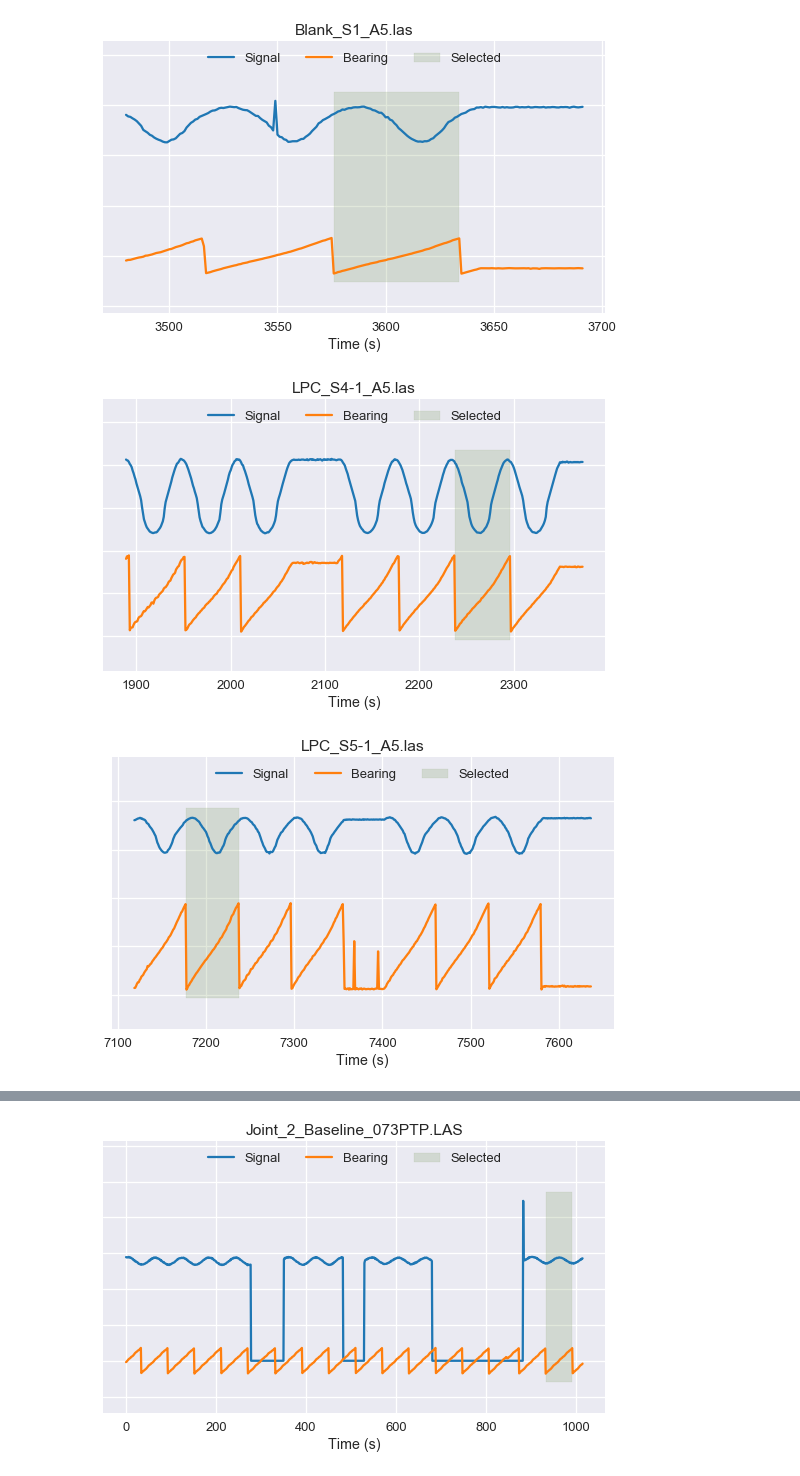
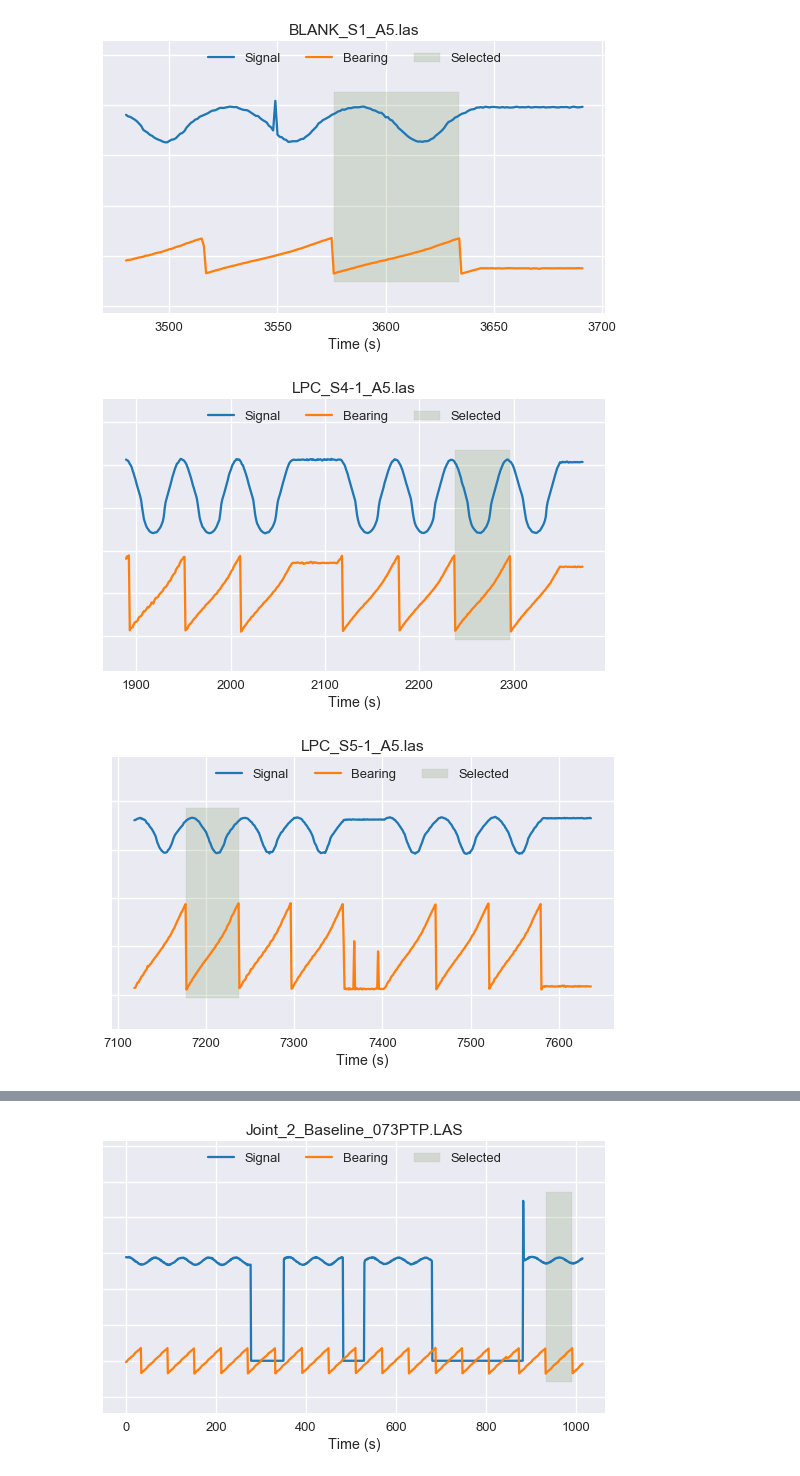
Before and after one commit to robdmc/braket_cable_angle, a Jupyter notebook: curve_shape/summary_analysis_v3.ipynb, the cells around one changed output, grey strips where cells are left out. Drawn from its saved outputs; the diff is of its cells as text; code cells hidden in the pictures.

```diff
--- a/curve_shape/summary_analysis_v3.ipynb
+++ b/curve_shape/summary_analysis_v3.ipynb
@@ -139,26 +139,26 @@ def make_plots(p):
 # %%
 p_set1 = ezr.ParamState(
     data_set='Data_set1',
     normalize=False,
-    back_file='./data/Blank_S1_A5.las',
+    back_file='./data/BLANK_S1_A5.las',
     back_times=(3576, 3634),
     sample_file_names=[
         './data/LPC_S4-1_A5.las',
         './data/LPC_S5-1_A5.las'
     ],
     sample_ranges = [
         (2238, 2296),
         (7178, 7237),
     ],
     shifts = [
         15,
         6,
     ]
 )
 
 make_plots(p_set1)
 # %% [output]
-[figure, old version]
+[figure, new version]
 [figure]
 [figure]
 [figure]
```
